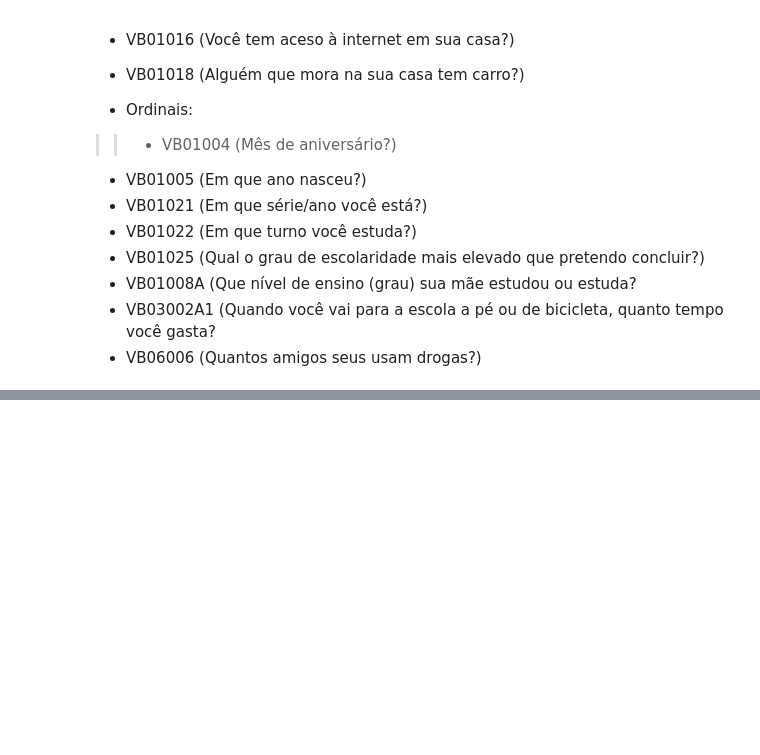
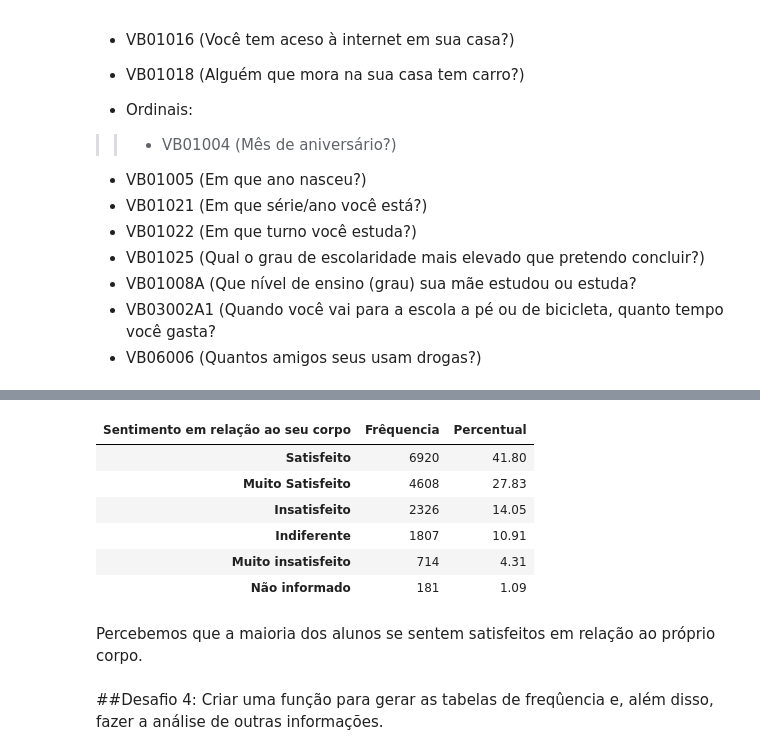
Before and after one commit to AdamStamm/bootcamp_alura, a Jupyter notebook: Notebooks/Bootcamp_Data_Science_Modulo_3.ipynb, the cells around one changed output, grey strips where cells are left out. Cells and saved outputs as stored; diff of their text form; code cells hidden in the pictures; blank space fills up the shorter version.

```diff
--- a/Notebooks/Bootcamp_Data_Science_Modulo_3.ipynb
+++ b/Notebooks/Bootcamp_Data_Science_Modulo_3.ipynb
@@ -300,0 +307,2 @@ comparável aos inquéritos internacionais.
+# %%
+frequencia = dados['VB11007'].value_counts()
@@ -300,0 +311,3 @@ comparável aos inquéritos internacionais.
+# %%
+percentual = dados['VB11007'].value_counts(normalize=True)*100
+percentual
@@ -300,0 +322,27 @@ comparável aos inquéritos internacionais.
+# %%
+#Criando a lista de respostas conforme dicionário
+respostas = {1: 'Muito Satisfeito',
+             2: 'Satisfeito',
+             3: 'Indiferente',
+             4: 'Insatisfeito',
+             5: 'Muito insatisfeito',
+             99: 'Não informado'}
+#Criando um data frame para melhor análise dos resultados acima.
+dist_freq = pd.DataFrame({'Frêquencia': frequencia, 'Percentual': percentual})
+dist_freq.rename(index=respostas,inplace=True)
+dist_freq.rename_axis('Sentimento em relação ao seu corpo', axis=1, inplace=True)
+#arredondando os valores percentuais
+dist_freq['Percentual'] = dist_freq['Percentual'].round(2)
+dist_freq
+# %% [output]
+| Sentimento em relação ao seu corpo | Frêquencia | Percentual |
+| Satisfeito | 6920 | 41.80 |
+| Muito Satisfeito | 4608 | 27.83 |
+| Insatisfeito | 2326 | 14.05 |
+| Indiferente | 1807 | 10.91 |
+| Muito insatisfeito | 714 | 4.31 |
+| Não informado | 181 | 1.09 |
+# %% [markdown]
+Percebemos que a maioria dos alunos se sentem satisfeitos em relação ao próprio corpo.
+# %% [markdown]
+##Desafio 4: Criar uma função para gerar as tabelas de freqûencia e, além disso, fazer a análise de outras informações.
```
Also changed, not shown: parts of 38 cells of this notebook.
